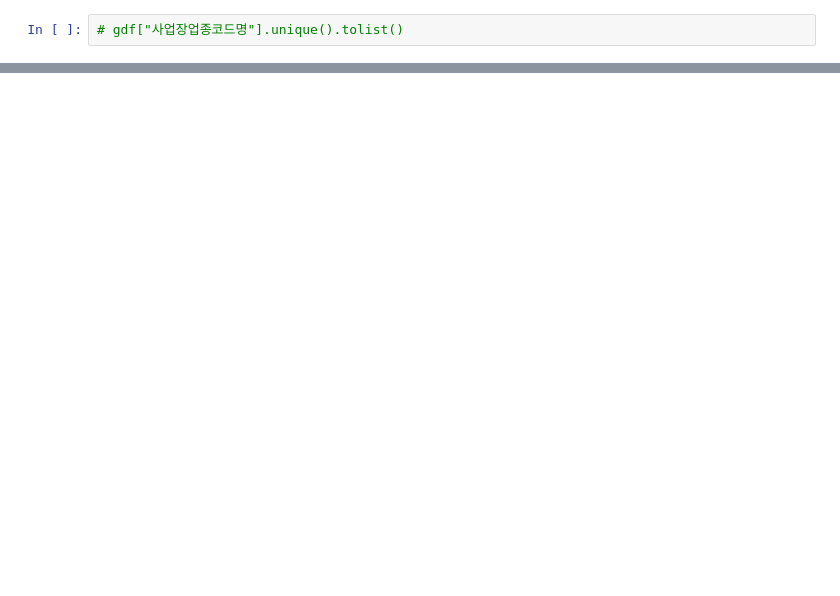
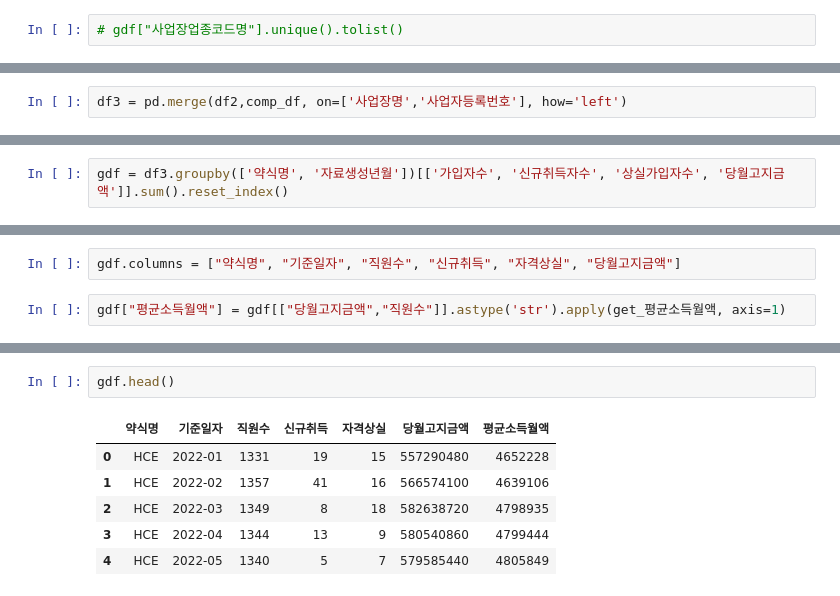
Before and after one commit to kstyle2198/hr, a Jupyter notebook: jupyter/preprocessing2(pension_data).ipynb, the cells around one changed output, grey strips where cells are left out. Drawn from its saved outputs; the diff is of its cells as text; blank space fills up the shorter version.

```diff
--- a/jupyter/preprocessing2(pension_data).ipynb
+++ b/jupyter/preprocessing2(pension_data).ipynb
@@ -228,0 +182,2 @@ df7.head(20)
+# %%
+df3 = pd.merge(df2,comp_df, on=['사업장명','사업자등록번호'], how='left')
@@ -228,0 +204,2 @@ df7.head(20)
+# %%
+gdf = df3.groupby(['약식명', '자료생성년월'])[['가입자수', '신규취득자수', '상실가입자수', '당월고지금액']].sum().reset_index()
@@ -228,0 +226,4 @@ df7.head(20)
+# %%
+gdf.columns = ["약식명", "기준일자", "직원수", "신규취득", "자격상실", "당월고지금액"]
+# %%
+gdf["평균소득월액"] = gdf[["당월고지금액","직원수"]].astype('str').apply(get_평균소득월액, axis=1)
@@ -228,0 +247,9 @@ df7.head(20)
+# %%
+gdf.head()
+# %% [output]
+|  | 약식명 | 기준일자 | 직원수 | 신규취득 | 자격상실 | 당월고지금액 | 평균소득월액 |
+| 0 | HCE | 2022-01 | 1331 | 19 | 15 | 557290480 | 4652228 |
+| 1 | HCE | 2022-02 | 1357 | 41 | 16 | 566574100 | 4639106 |
+| 2 | HCE | 2022-03 | 1349 | 8 | 18 | 582638720 | 4798935 |
+| 3 | HCE | 2022-04 | 1344 | 13 | 9 | 580540860 | 4799444 |
+| 4 | HCE | 2022-05 | 1340 | 5 | 7 | 579585440 | 4805849 |
```
Also changed, not shown: parts of 31 cells of this notebook, 6 other files.
